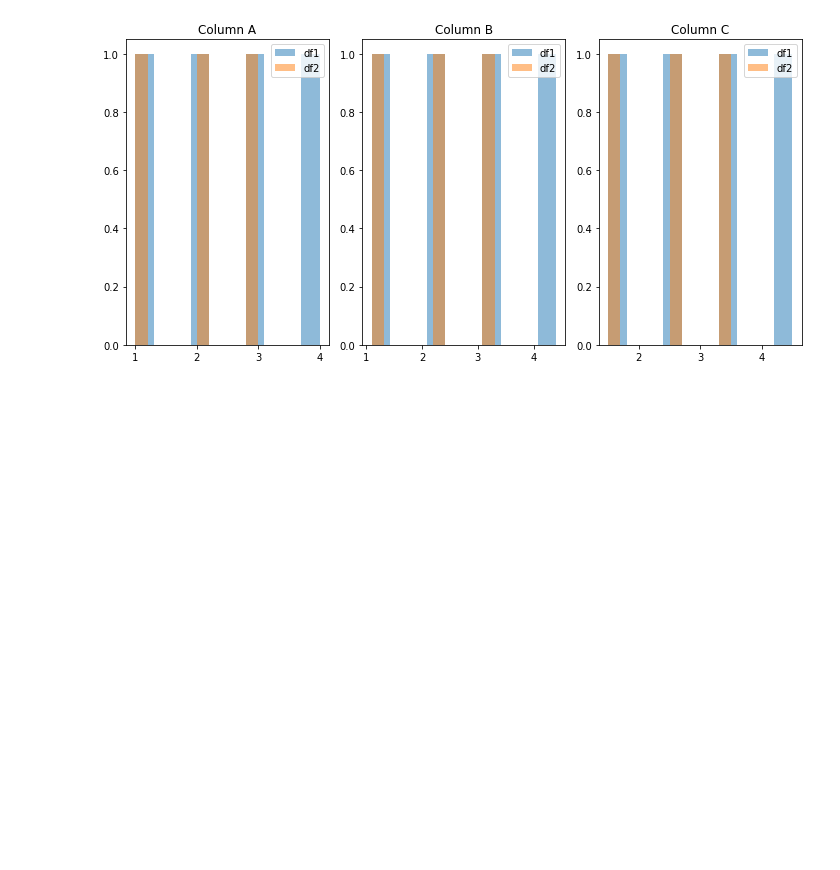
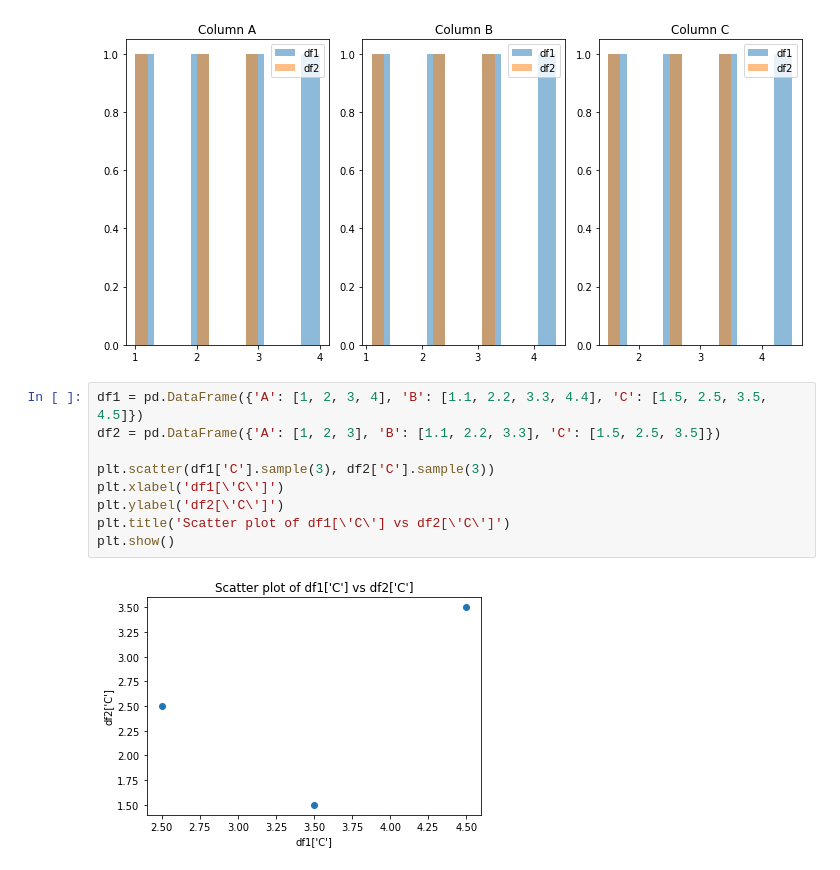
Before and after one commit to bghaendler/BJBS-AI-Lab, a Jupyter notebook: Diff_Describe_by_Column.ipynb, the cells around one changed output. Drawn from its saved outputs; the diff is of its cells as text; blank space fills up the shorter version.

```diff
--- a/Diff_Describe_by_Column.ipynb
+++ b/Diff_Describe_by_Column.ipynb
@@ -164,3 +164,14 @@ plt.tight_layout()
 plt.show()
 # %% [output]
 [figure]
+# %%
+df1 = pd.DataFrame({'A': [1, 2, 3, 4], 'B': [1.1, 2.2, 3.3, 4.4], 'C': [1.5, 2.5, 3.5, 4.5]})
+df2 = pd.DataFrame({'A': [1, 2, 3], 'B': [1.1, 2.2, 3.3], 'C': [1.5, 2.5, 3.5]})
+
+plt.scatter(df1['C'].sample(3), df2['C'].sample(3))
+plt.xlabel('df1[\'C\']')
+plt.ylabel('df2[\'C\']')
+plt.title('Scatter plot of df1[\'C\'] vs df2[\'C\']')
+plt.show()
+# %% [output]
+[figure, added]
```
